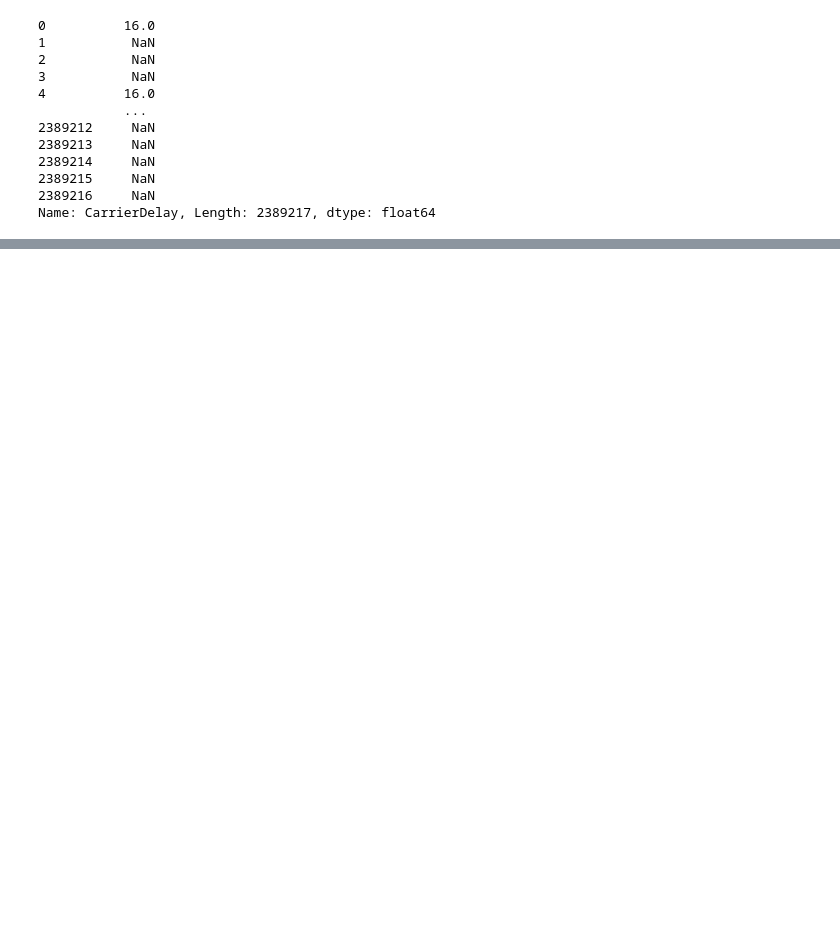
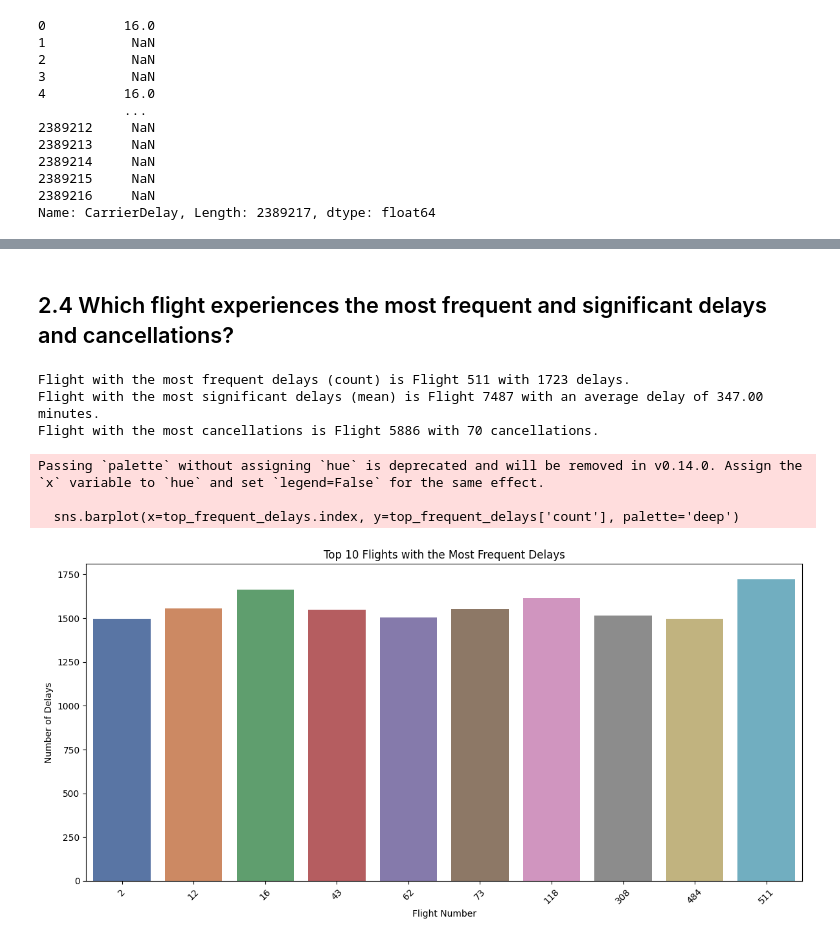
Before and after one commit to surayajohari/STQD6324-Data-Management, a Jupyter notebook: suraya_assignment2_stqd6324.ipynb, the cells around one changed output, grey strips where cells are left out. Cells and saved outputs as stored; diff of their text form; code cells hidden in the pictures; blank space fills up the shorter version.

```diff
--- a/suraya_assignment2_stqd6324.ipynb
+++ b/suraya_assignment2_stqd6324.ipynb
@@ -245,0 +293,43 @@ SELECT * FROM merged_data LIMIT 10;
+# %% [markdown]
+## 2.4 Which flight experiences the most frequent and significant delays and cancellations?
+# %%
+# Group by flight number and calculate counts of delays and cancellations
+flight_delays = fd08_merged.groupby('FlightNum')['ArrDelay'].agg(['count', 'mean'])
+flight_cancellations = fd08_merged.groupby('FlightNum')['Cancelled'].sum()
+
+# Identify the flight with the most frequent delays (count)
+max_delay_count_flight = flight_delays['count'].idxmax()
+max_delay_count_value = flight_delays['count'].max()
+
+# Identify the flight with the most significant delays (mean)
+max_mean_delay_flight = flight_delays['mean'].idxmax()
+max_mean_delay_value = flight_delays['mean'].max()
+
+# Identify the flight with the most cancellations
+max_cancellations_flight = flight_cancellations.idxmax()
+max_cancellations_count = flight_cancellations.max()
+
+# Print results
+print(f"Flight with the most frequent delays (count) is Flight {max_delay_count_flight} with {max_delay_count_value} delays.")
+print(f"Flight with the most significant delays (mean) is Flight {max_mean_delay_flight} with an average delay of {max_mean_delay_value:.2f} minutes.")
+print(f"Flight with the most cancellations is Flight {max_cancellations_flight} with {max_cancellations_count} cancellations.")
+# %% [output]
+Flight with the most frequent delays (count) is Flight 511 with 1723 delays.
+Flight with the most significant delays (mean) is Flight 7487 with an average delay of 347.00 minutes.
+Flight with the most cancellations is Flight 5886 with 70 cancellations.
+# %%
+# Top 10 Flights with the Most Frequent Delays
+top_frequent_delays = flight_delays.nlargest(10, 'count')
+plt.figure(figsize=(12, 6))
+sns.barplot(x=top_frequent_delays.index, y=top_frequent_delays['count'], palette='deep')
+plt.title('Top 10 Flights with the Most Frequent Delays')
+plt.xlabel('Flight Number')
+plt.ylabel('Number of Delays')
+plt.xticks(rotation=45)
+plt.tight_layout()
+plt.show()
+# %% [output]
+Passing `palette` without assigning `hue` is deprecated and will be removed in v0.14.0. Assign the `x` variable to `hue` and set `legend=False` for the same effect.
+
+  sns.barplot(x=top_frequent_delays.index, y=top_frequent_delays['count'], palette='deep')
+[figure, added]
```
Also changed, not shown: parts of 26 cells of this notebook.
